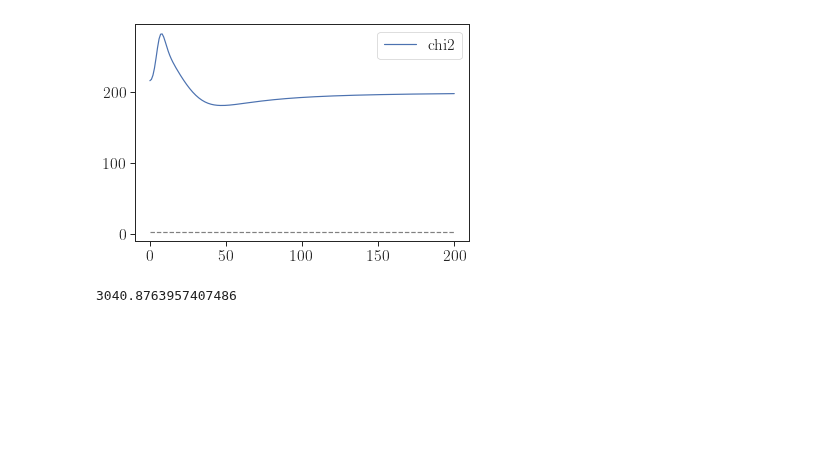
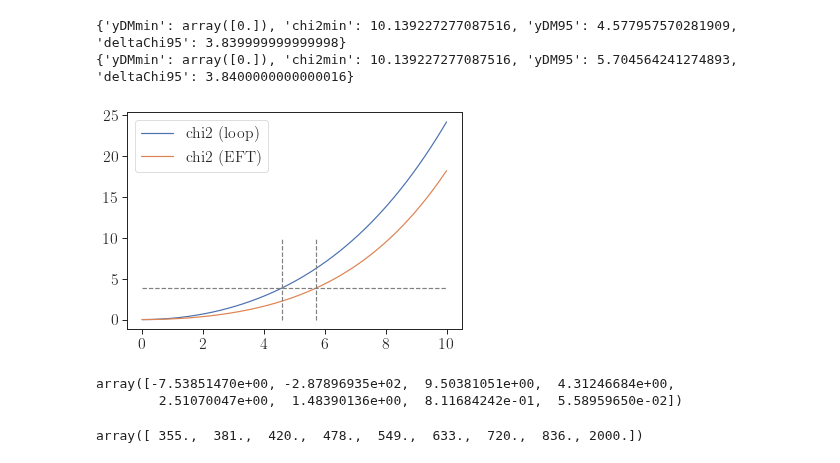
Before and after one commit to andlessa/SMStoEFT, a Jupyter notebook: Recast/ATLAS-TOPQ-2019-23_tpT/testChi2.ipynb, the cells around one changed output. Cells and saved outputs as stored; diff of their text form; code cells hidden in the pictures; blank space fills up the shorter version.

```diff
--- a/Recast/ATLAS-TOPQ-2019-23_tpT/testChi2.ipynb
+++ b/Recast/ATLAS-TOPQ-2019-23_tpT/testChi2.ipynb
@@ -94,23 +107,31 @@ signal = np.array(sorted(signal))[:,1]
 # %%
 signal = kfac*signal
+signalEFT = kfac*signalEFT
 # %%
 signal = signal/bin_widths
-sm = sm/bin_widths
+signalEFT = signalEFT/bin_widths
+sm_bin = sm/bin_widths
+# %%
+resDict = getUL(signal,sm_bin,xsecsObs,covMatrix,deltas=0.0)
+print(resDict)
+resDictEFT = getUL(signalEFT,sm_bin,xsecsObs,covMatrix,deltas=0.0)
+print(resDictEFT)
+# %% [output]
+{'yDMmin': array([0.]), 'chi2min': 10.139227277087516, 'yDM95': 4.577957570281909, 'deltaChi95': 3.839999999999998}
+{'yDMmin': array([0.]), 'chi2min': 10.139227277087516, 'yDM95': 5.704564241274893, 'deltaChi95': 3.8400000000000016}
 # %%
-yDMvals = np.linspace(0.,200.,200)
-deltas = 0.2
-c2 = np.array([chi2(y, signal, sm, xsecsObs, covMatrix, deltas) for y in yDMvals])
+yDMvals = np.linspace(0.,10.,200)
+deltas = 0.0
+c2 = np.array([chi2(y, signal, sm_bin, xsecsObs, covMatrix, deltas) for y in yDMvals])
+c2EFT = np.array([chi2(y, signalEFT, sm_bin, xsecsObs, covMatrix, deltas) for y in yDMvals])
 # %%
-plt.plot(yDMvals,c2,label='chi2')
+plt.plot(yDMvals,c2-resDict['chi2min'],label='chi2 (loop)')
+plt.plot(yDMvals,c2EFT-resDict['chi2min'],label='chi2 (EFT)')
 plt.hlines(y=3.84,xmin=yDMvals.min(),xmax=yDMvals.max(),linestyles='dashed',colors='gray')
-# plt.vlines(x=yDM95,ymin=0,ymax=10.,linestyles='dashed',colors='gray')
-# plt.vlines(x=yDM95b,ymin=0,ymax=10.,linestyles='dashed',colors='gray')
+plt.vlines(x=resDict['yDM95'],ymin=0,ymax=10.,linestyles='dashed',colors='gray')
+plt.vlines(x=resDictEFT['yDM95'],ymin=0,ymax=10.,linestyles='dashed',colors='gray')
 plt.legend()
 # plt.ylim(0,100)
 plt.show()
 # %% [output]
-[figure, old version]
+[figure, new version]
-# %%
-sum(sm)/sum(np.abs(signal))
-# %% [output]
-3040.8763957407486
@@ -118,0 +138,9 @@ sum()
+# %%
+signal/signalEFT
+# %% [output]
+array([-7.53851470e+00, -2.87896935e+02,  9.50381051e+00,  4.31246684e+00,
+        2.51070047e+00,  1.48390136e+00,  8.11684242e-01,  5.58959650e-02])
+# %%
+atlas_bins
+# %% [output]
+array([ 355.,  381.,  420.,  478.,  549.,  633.,  720.,  836., 2000.])
```
Also changed, not shown: parts of 10 cells of this notebook, 7 other files.
